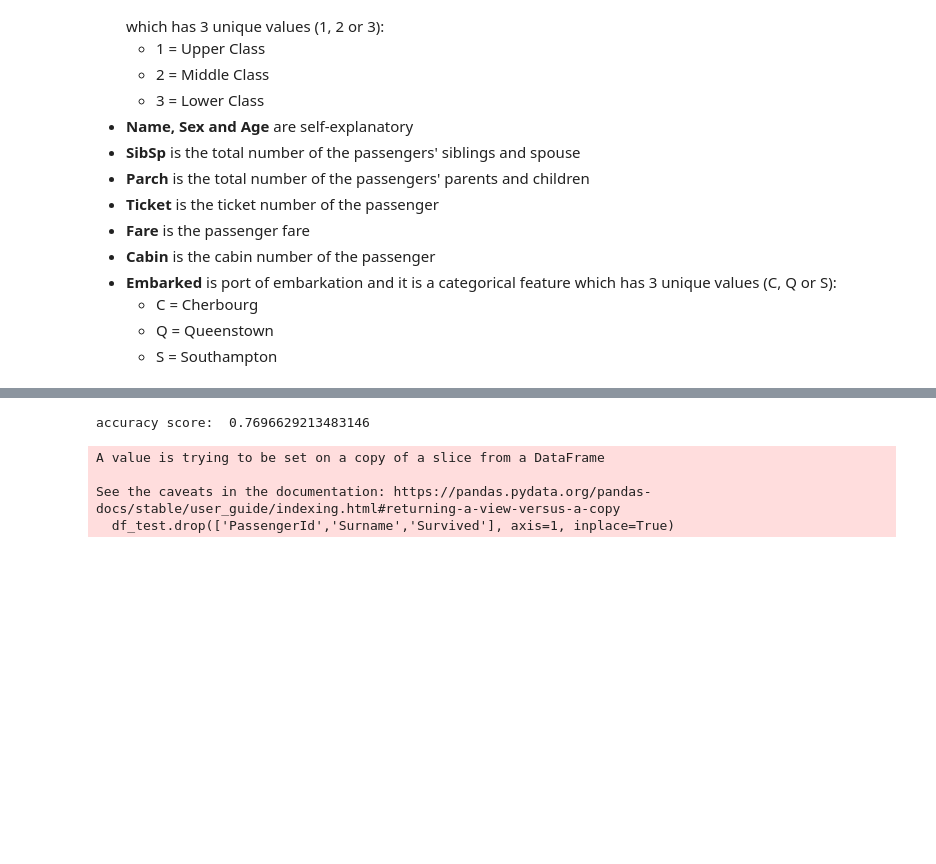
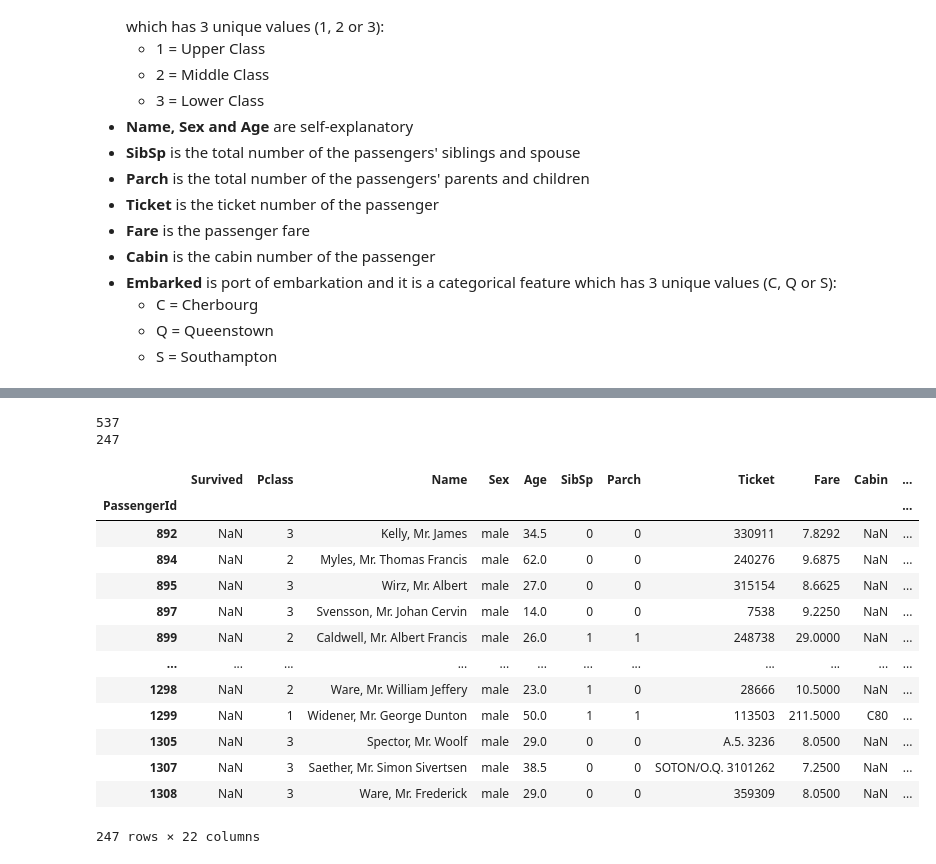
Before and after one commit to Kowalski1024/ml-playground, a Jupyter notebook: titanic.ipynb, the cells around one changed output, grey strips where cells are left out. Drawn from its saved outputs; the diff is of its cells as text; code cells hidden in the pictures; blank space fills up the shorter version.

```diff
--- a/titanic.ipynb
+++ b/titanic.ipynb
@@ -25,0 +22,3 @@ df_all.sample(15)
+# %%
+data['Surname'] = data.Name.str.split(', ', expand=True)[0]
+data['GroupId'] = data.groupby(['Surname', 'Pclass', 'Fare', 'Embarked']).ngroup()
@@ -25,0 +97,17 @@ df_all.sample(15)
+# %%
+data['GroupSurvival'] = None
+data['Survived'] = data['Survived'].astype(float)
+
+data.loc[0:891, 'GroupSurvival'] = data.groupby('GroupId')['Survived'].transform('mean')
+
+for i in range(892, 1310):
+    group_id = data.loc[i, 'GroupId']
+    data.loc[i, 'GroupSurvival'] = data.loc[data['GroupId'] == group_id, 'GroupSurvival'].iloc[0]
+
+data.loc[(data['GroupSurvival'].isnull()) & (data['Pclass'] == 3), 'GroupSurvival'] = 0
+data.loc[(data['GroupSurvival'].isnull()) & (data['Pclass'] != 3), 'GroupSurvival'] = 1
+
+data['Predict'] = 0
+data.loc[data['Sex'] == 'female', 'Predict'] = 1
+data.loc[(data['FamilyTitle'] == 'woman') & (data['GroupSurvival'] == 0), 'Predict'] = 0
+data.loc[(data['FamilyTitle'] == 'boy') & (data['GroupSurvival'] == 1), 'Predict'] = 1
@@ -312,24 +172,0 @@ KeyboardInterrupt:
-# %%
-# test set
-y_pred = pipeline.predict(X_test)
-print('accuracy score: ', accuracy_score(y_test, y_pred))
-# %% [output]
-accuracy score:  0.7696629213483146
-# %%
-# get predictions on df_test
-df_test = df_all[df_all.Survived.isnull()]
-
-# drop columns
-df_test.drop(['PassengerId','Surname','Survived'], axis=1, inplace=True)
-
-# get predictions
-y_pred = pipeline.predict(df_test)
-
-# create submission file
-submission = pd.DataFrame({'PassengerId': df_all[df_all.Survived.isnull()].PassengerId, 'Survived': y_pred.astype(int)})
-submission.to_csv('submission.csv', index=False)
-# %% [output]
-A value is trying to be set on a copy of a slice from a DataFrame
-
-See the caveats in the documentation: https://pandas.pydata.org/pandas-docs/stable/user_guide/indexing.html#returning-a-view-versus-a-copy
-  df_test.drop(['PassengerId','Surname','Survived'], axis=1, inplace=True)
@@ -335,0 +182,26 @@ See the caveats in the documentation: https://pandas.pydata.org/pandas-docs/stab
+# %%
+male_mask = (data['Sex'] == 'male') & (data['GroupId'] == -1)
+train_male = data[0:891].loc[male_mask]
+test_male = data[891:1309].loc[male_mask]
+print(len(train_male))
+print(len(test_male))
+# %% [output]
+537
+247
+# %%
+test_male
+# %% [output]
+|  | Survived | Pclass | Name | Sex | Age | SibSp | Parch | Ticket | Fare | Cabin | ... |
+| PassengerId |  |  |  |  |  |  |  |  |  |  | ... |
+| 892 | NaN | 3 | Kelly, Mr. James | male | 34.5 | 0 | 0 | 330911 | 7.8292 | NaN | ... |
+| 894 | NaN | 2 | Myles, Mr. Thomas Francis | male | 62.0 | 0 | 0 | 240276 | 9.6875 | NaN | ... |
+| 895 | NaN | 3 | Wirz, Mr. Albert | male | 27.0 | 0 | 0 | 315154 | 8.6625 | NaN | ... |
+| 897 | NaN | 3 | Svensson, Mr. Johan Cervin | male | 14.0 | 0 | 0 | 7538 | 9.2250 | NaN | ... |
+| 899 | NaN | 2 | Caldwell, Mr. Albert Francis | male | 26.0 | 1 | 1 | 248738 | 29.0000 | NaN | ... |
+| ... | ... | ... | ... | ... | ... | ... | ... | ... | ... | ... | ... |
+| 1298 | NaN | 2 | Ware, Mr. William Jeffery | male | 23.0 | 1 | 0 | 28666 | 10.5000 | NaN | ... |
+| 1299 | NaN | 1 | Widener, Mr. George Dunton | male | 50.0 | 1 | 1 | 113503 | 211.5000 | C80 | ... |
+| 1305 | NaN | 3 | Spector, Mr. Woolf | male | 29.0 | 0 | 0 | A.5. 3236 | 8.0500 | NaN | ... |
+| 1307 | NaN | 3 | Saether, Mr. Simon Sivertsen | male | 38.5 | 0 | 0 | SOTON/O.Q. 3101262 | 7.2500 | NaN | ... |
+| 1308 | NaN | 3 | Ware, Mr. Frederick | male | 29.0 | 0 | 0 | 359309 | 8.0500 | NaN | ... |
+247 rows × 22 columns
```
Also changed, not shown: parts of 39 cells of this notebook.
